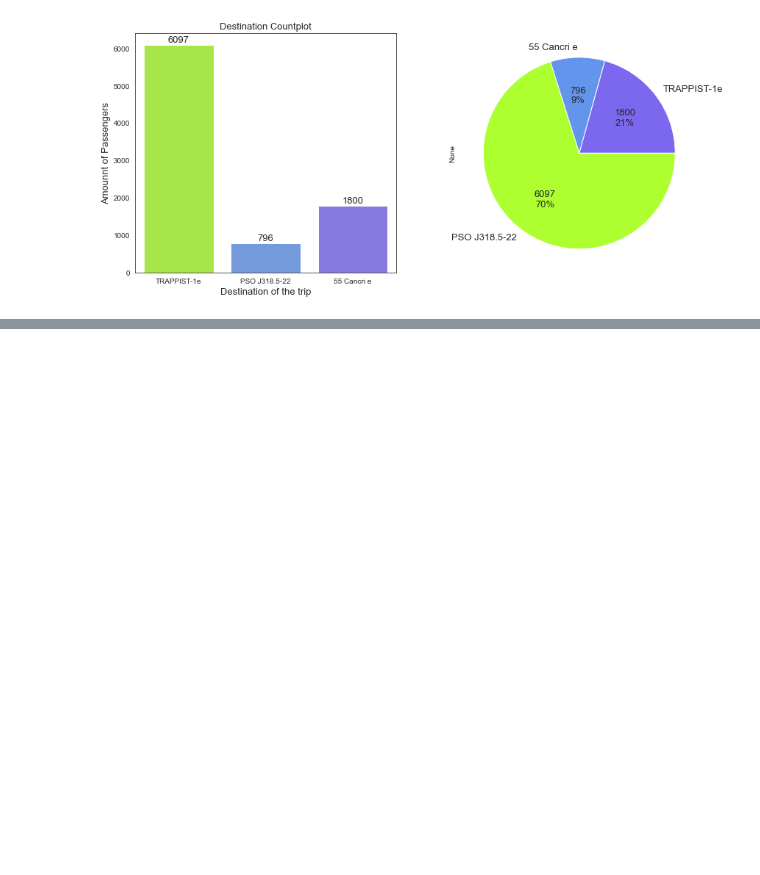
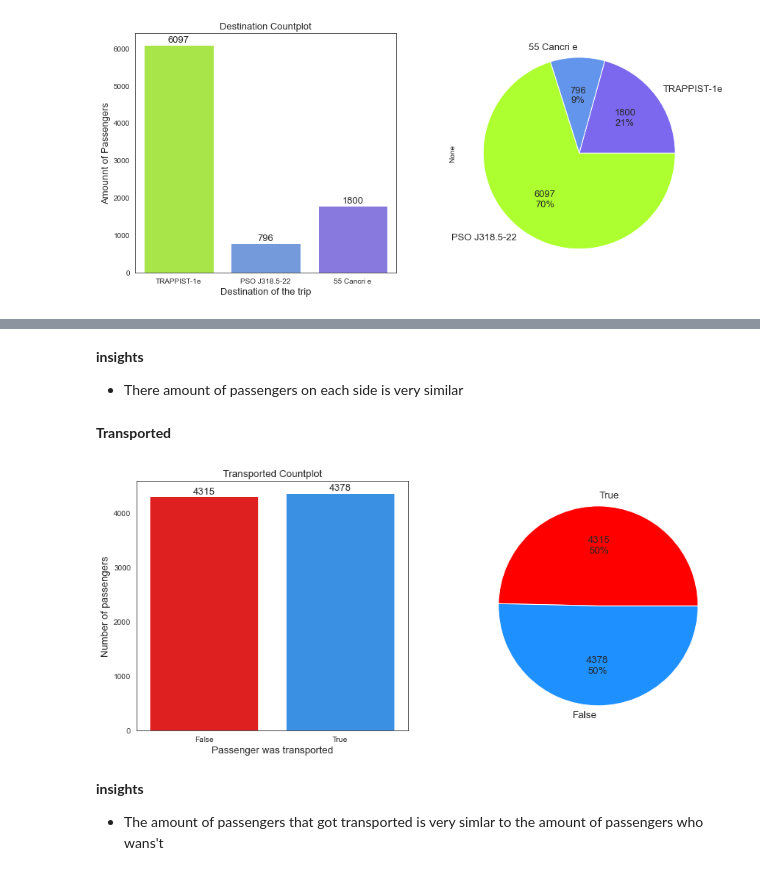
Before and after one commit to macedoti13/Spaceship-Titanic, a Jupyter notebook: TeleportedClassification.ipynb, the cells around one changed output, grey strips where cells are left out. Saved outputs shown, nothing was run; the diff lists cells and outputs as text; code cells hidden in the pictures; blank space fills up the shorter version.

```diff
--- a/TeleportedClassification.ipynb
+++ b/TeleportedClassification.ipynb
@@ -367,0 +419,28 @@ plt.show()
+# %% [markdown]
+**insights**
+- There amount of passengers on each side is very similar
+# %% [markdown]
+**Transported**
+# %%
+fig, (ax1, ax2) = plt.subplots(1, 2, figsize=(14, 6))
+
+# bar plot
+sns.countplot(x='Transported', data=df_train, ax=ax1, palette=['r', 'dodgerblue'])
+ax1.set_ylabel('Number of passengers', size=13)
+ax1.set_xlabel('Passenger was transported', size=13)
+ax1.set_title('Transported Countplot', size=13)
+for x in ax1.containers:
+    ax1.bar_label(x, size=13)
+
+# pie plot
+df_train.groupby('Transported').size().plot(kind='pie', ax=ax2, autopct=label_function,
+                                    labels=df_train.Transported.value_counts().index,
+                                    textprops={'fontsize':13}, colors=['r', 'dodgerblue'])
+ax2.set_ylabel('')
+
+plt.show()
+# %% [output]
+[figure, added]
+# %% [markdown]
+**insights**
+- The amount of passengers that got transported is very simlar to the amount of passengers who wans't
```
Also changed, not shown: parts of 6 cells of this notebook.
